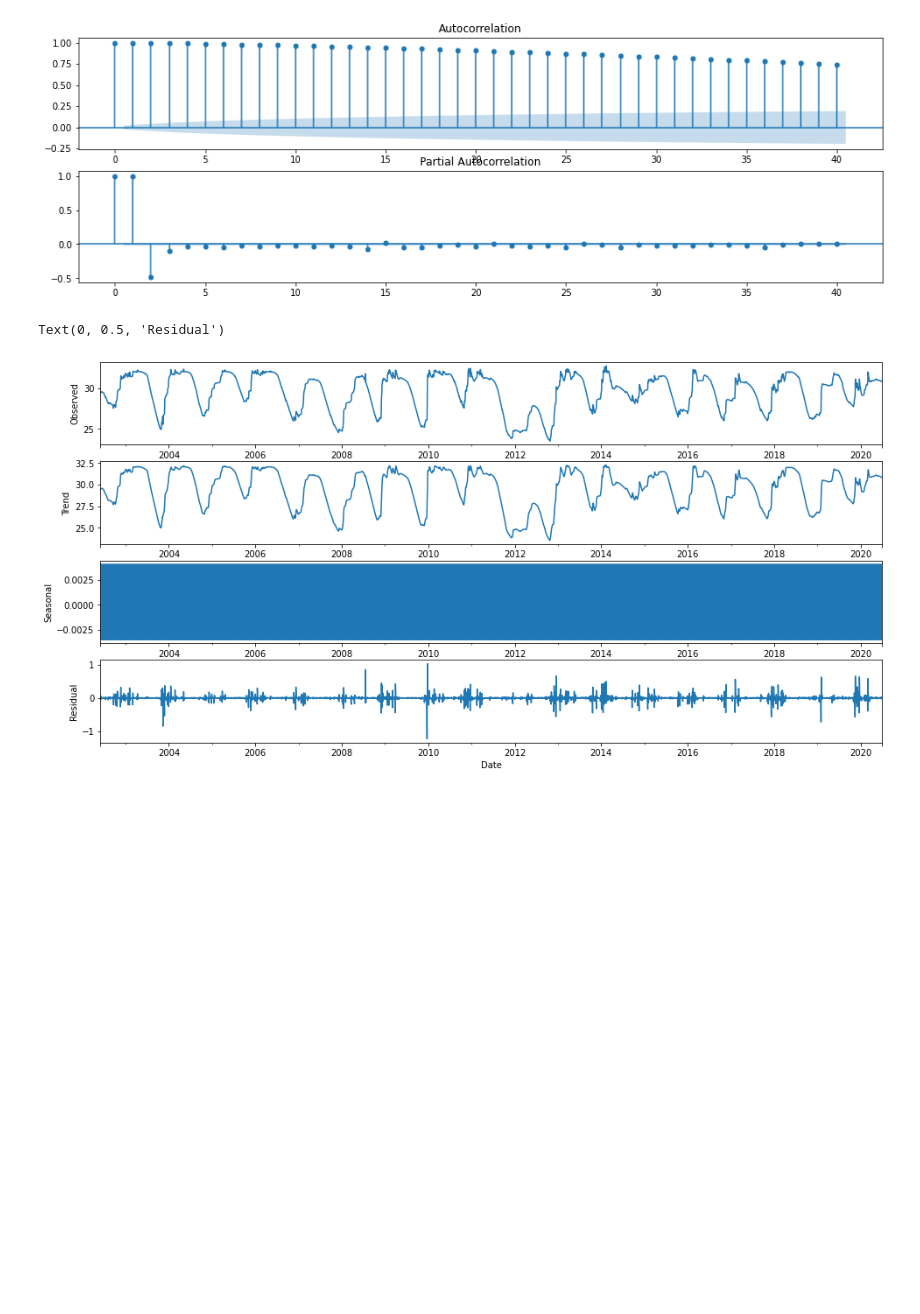
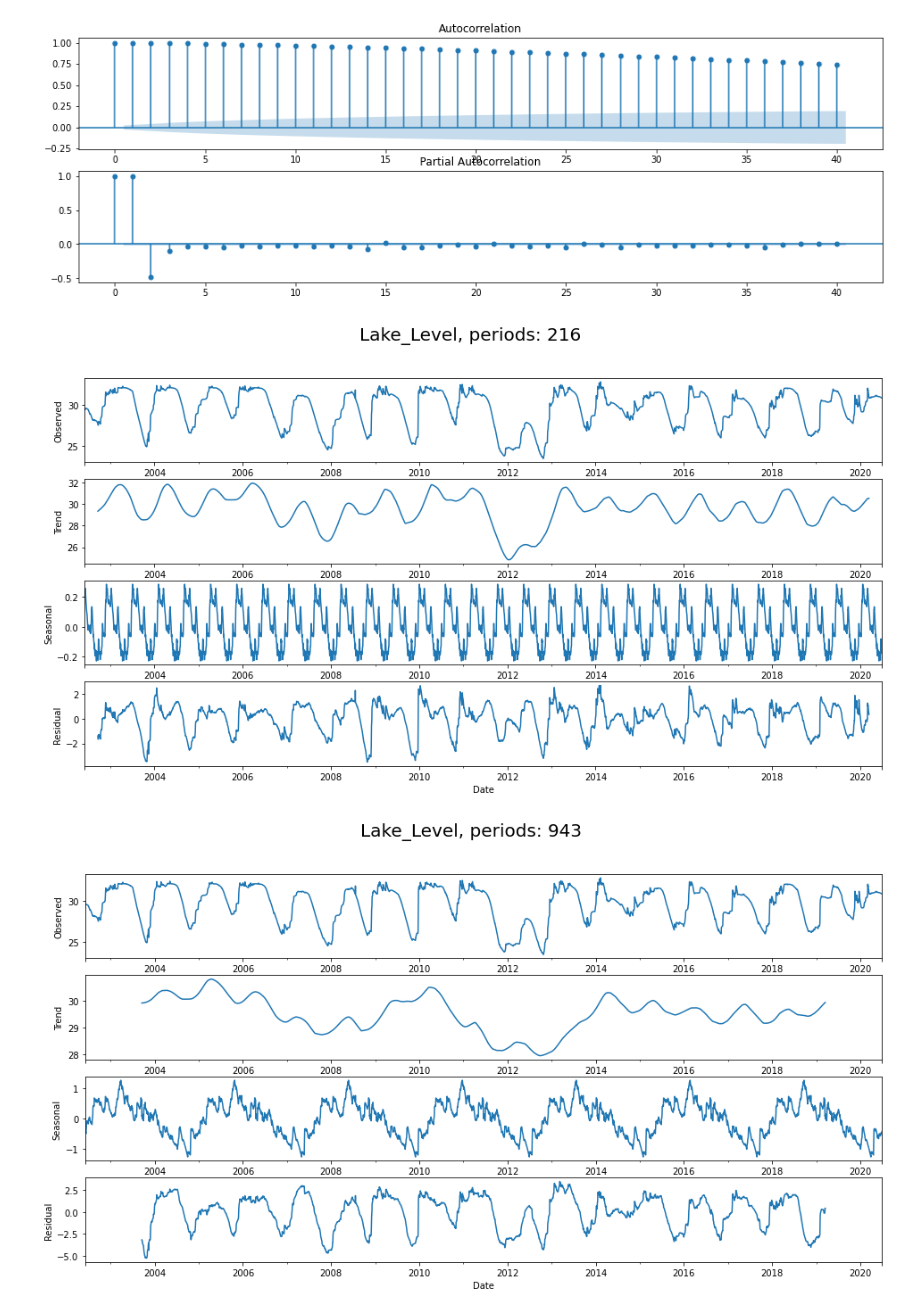
Before and after one commit to KlemenKozelj/master_thesis, a Jupyter notebook: 02_Lake_Bilancino_Time_Series.ipynb, the cells around one changed output. Drawn from its saved outputs; the diff is of its cells as text; code cells hidden in the pictures; blank space fills up the shorter version.

```diff
--- a/02_Lake_Bilancino_Time_Series.ipynb
+++ b/02_Lake_Bilancino_Time_Series.ipynb
@@ -51,21 +51,30 @@ plt.show()
 # %% [output]
 [figure]
 # %%
-result = seasonal_decompose(df['Lake_Level'], model='additive')
+months = int(((max(df.index) - min(df.index))/np.timedelta64(1, 'M')))
+weeks = int(((max(df.index) - min(df.index))/np.timedelta64(1, 'W')))
 
-fig, ax = plt.subplots(4,1, figsize=(16, 8))
+def seasonal_decompose_plot(series, periods):
+    result = seasonal_decompose(series, model='additive', period=periods)
 
-result.observed.plot(ax=ax[0])
-ax[0].set_ylabel('Observed')
-result.trend.plot(ax=ax[1])
-ax[1].set_ylabel('Trend')
-result.seasonal.plot(ax=ax[2]) # blue square = no cyclical pattern because value is constantly jumping up and down
-ax[2].set_ylabel('Seasonal')
-result.resid.plot(ax=ax[3])
-ax[3].set_ylabel('Residual')
+    fig, ax = plt.subplots(4,1, figsize=(16, 8))
+
+    fig.suptitle('{}, periods: {}'.format(series.name, periods), size=20)
+
+    result.observed.plot(ax=ax[0])
+    ax[0].set_ylabel('Observed')
+    result.trend.plot(ax=ax[1])
+    ax[1].set_ylabel('Trend')
+    result.seasonal.plot(ax=ax[2]) # blue square = no cyclical pattern because value is constantly jumping up and down
+    ax[2].set_ylabel('Seasonal')
+    result.resid.plot(ax=ax[3])
+    ax[3].set_ylabel('Residual')
+
+seasonal_decompose_plot(df['Lake_Level'], months)
+seasonal_decompose_plot(df['Lake_Level'], weeks)
 # %% [output]
-Text(0, 0.5, 'Residual')
-[figure, old version]
+[figure, new version]
+[figure, added]
 # %%
 # STATIONARITY
 # Stationarity check means that we have constant mean and variance of the data over the time.
```
Also changed, not shown: parts of 7 cells of this notebook.
